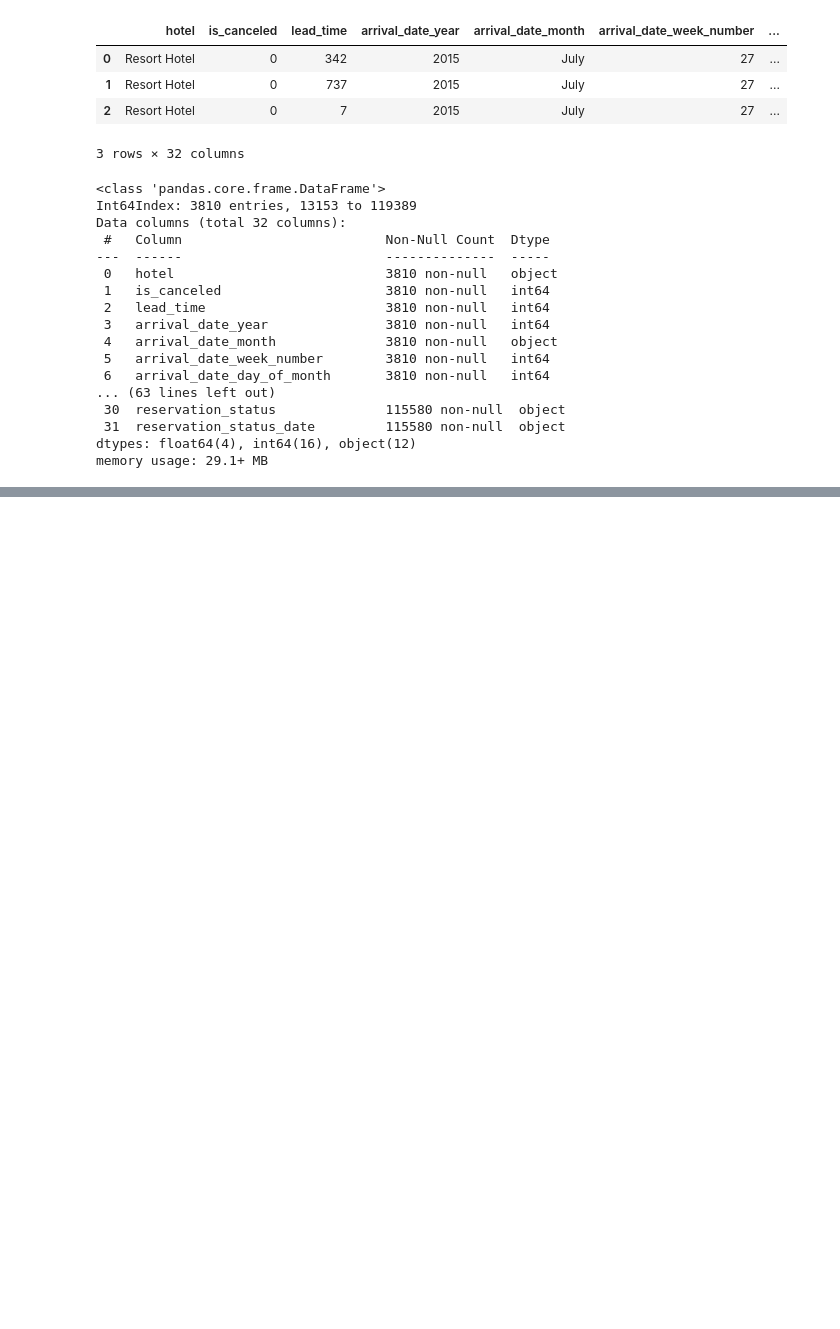
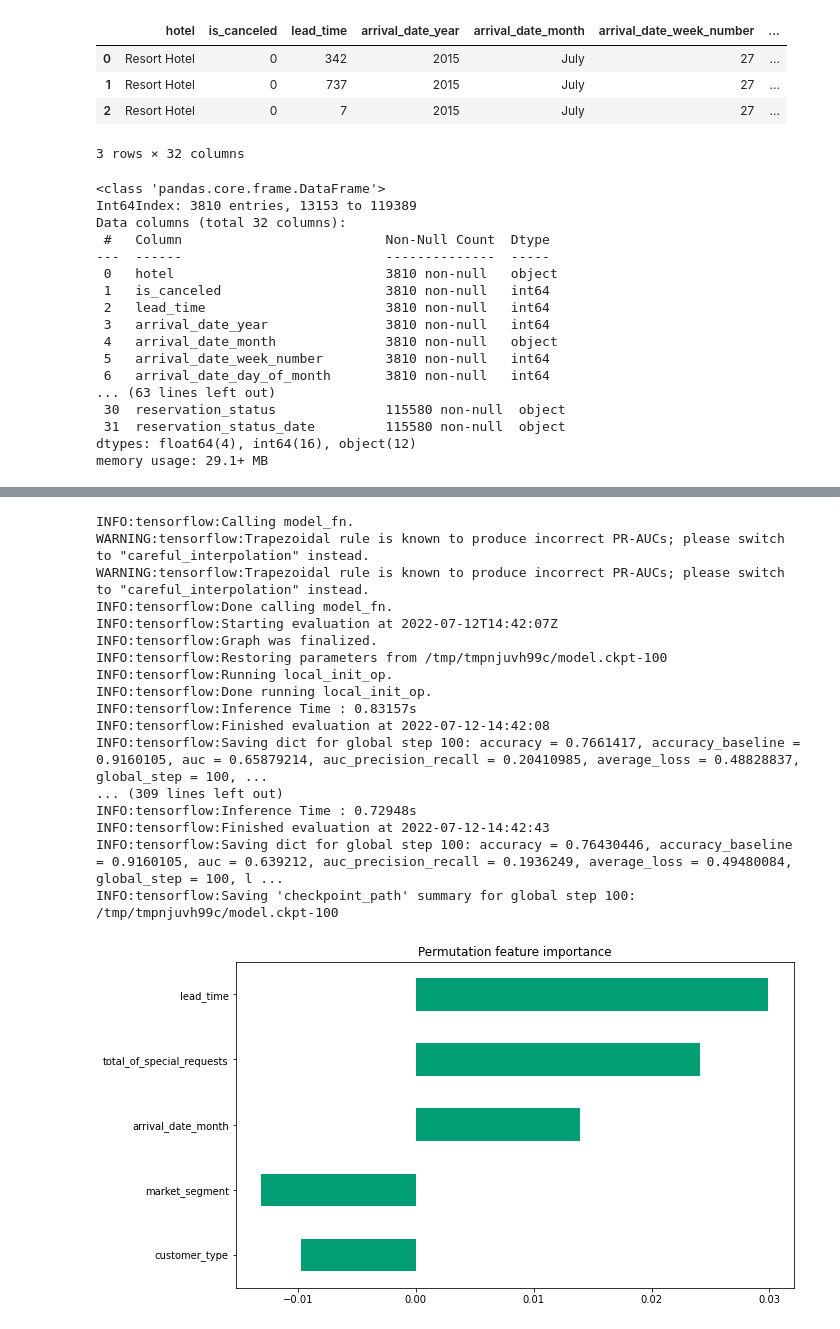
Before and after one commit to saidPolancoUPV/MachineLearningTensorFlow, a Jupyter notebook: Ch05/s1_introduction.ipynb, the cells around one changed output, grey strips where cells are left out. Drawn from its saved outputs; the diff is of its cells as text; code cells hidden in the pictures; blank space fills up the shorter version.

```diff
--- a/Ch05/s1_introduction.ipynb
+++ b/Ch05/s1_introduction.ipynb
@@ -278,0 +312,64 @@ def _add_feature_value(feature_values, ax):
+# %%
+def permutation_importances(est, X_eval, y_eval, metric, features):
+    """
+    Column by colum, shuffle values and observe effect on eval set.
+
+    source: http://explained.ai/rf-importance/index.html
+    A similar approach can be done during training. See "Drop-column importance" in the above article.
+    :param est:
+    :param X_eval:
+    :param y_eval:
+    :param metric:
+    :param features:
+    :return:
+    """
+    baseline = metric(est,X_eval, y_eval)
+    imp = []
+    for col in features:
+        save = X_eval[col].copy()
+        X_eval[col] = np.random.permutation(X_eval[col])
+        m = metric(est, X_eval, y_eval)
+        X_eval[col] = save
+        imp.append(baseline-m)
+    return np.array(imp)
+# %%
+def accuracy_metric(est, X, y):
+    """
+    tensorflow estimator accuracy.
+    :param est:
+    :param X:
+    :param y:
+    :return:
+    """
+    eval_input_fn = make_input_fn(X, y, shuffle=False, n_epochs=1)
+    return est.evaluate(input_fn=eval_input_fn)['accuracy']
+# %%
+features = cat_features + num_features
+importances = permutation_importances(est, xvalid, yvalid, accuracy_metric, features)
+df_imp = pd.Series(importances, index=features)
+
+sorted_ix = df_imp.abs().sort_values().index
+ax = df_imp[sorted_ix][-5:].plot(kind='barh', color=sns_colors[2], figsize=(10, 6))
+ax.grid(False, axis='y')
+ax.set_title('Permutation feature importance')
+
+plt.show()
+# %% [output]
+INFO:tensorflow:Calling model_fn.
+WARNING:tensorflow:Trapezoidal rule is known to produce incorrect PR-AUCs; please switch to "careful_interpolation" instead.
+WARNING:tensorflow:Trapezoidal rule is known to produce incorrect PR-AUCs; please switch to "careful_interpolation" instead.
+INFO:tensorflow:Done calling model_fn.
+INFO:tensorflow:Starting evaluation at 2022-07-12T14:42:07Z
+INFO:tensorflow:Graph was finalized.
+INFO:tensorflow:Restoring parameters from /tmp/tmpnjuvh99c/model.ckpt-100
+INFO:tensorflow:Running local_init_op.
+INFO:tensorflow:Done running local_init_op.
+INFO:tensorflow:Inference Time : 0.83157s
+INFO:tensorflow:Finished evaluation at 2022-07-12-14:42:08
+INFO:tensorflow:Saving dict for global step 100: accuracy = 0.7661417, accuracy_baseline = 0.9160105, auc = 0.65879214, auc_precision_recall = 0.20410985, average_loss = 0.48828837, global_step = 100, ...
+... (309 lines left out)
+INFO:tensorflow:Inference Time : 0.72948s
+INFO:tensorflow:Finished evaluation at 2022-07-12-14:42:43
+INFO:tensorflow:Saving dict for global step 100: accuracy = 0.76430446, accuracy_baseline = 0.9160105, auc = 0.639212, auc_precision_recall = 0.1936249, average_loss = 0.49480084, global_step = 100, l ...
+INFO:tensorflow:Saving 'checkpoint_path' summary for global step 100: /tmp/tmpnjuvh99c/model.ckpt-100
+[figure, added]
```
Also changed, not shown: parts of 13 cells of this notebook, 6 other files.
